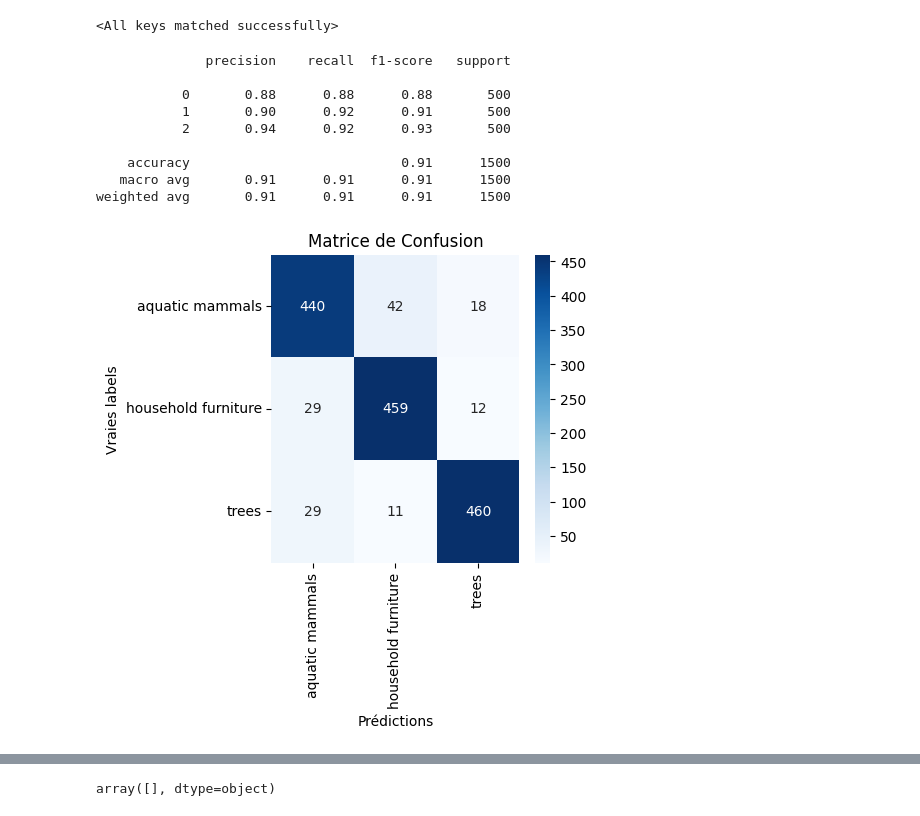
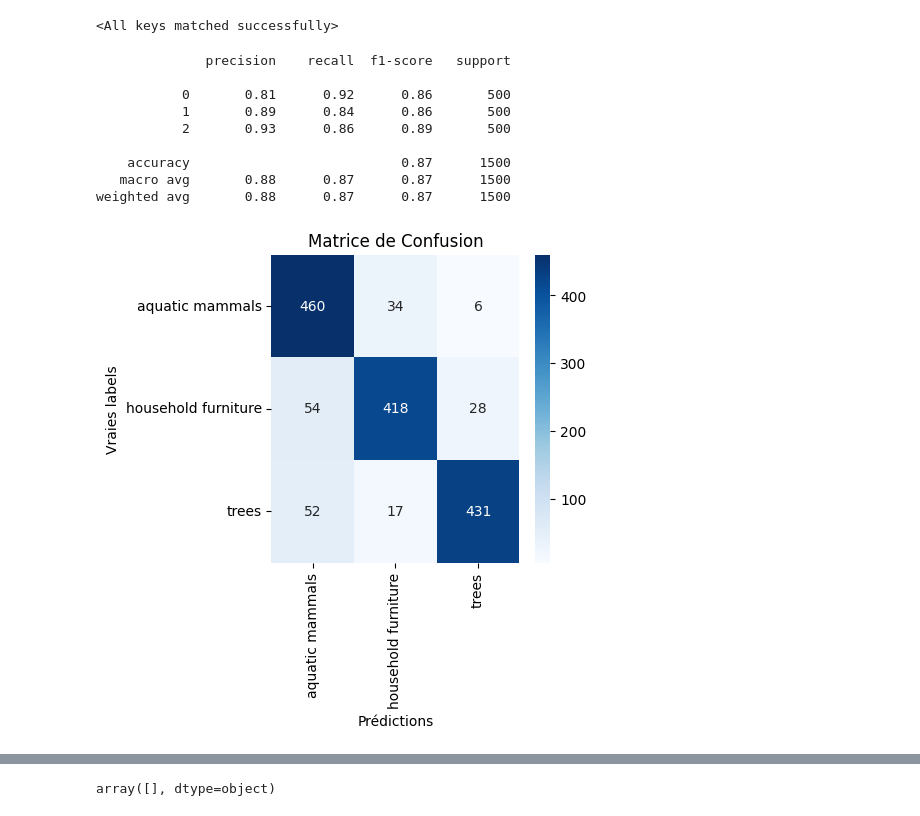
Before and after one commit to VincentCsNv/SPARKS, a Jupyter notebook: Classification_CIFAR/classif_main.ipynb, the cells around one changed output, grey strips where cells are left out. Drawn from its saved outputs; the diff is of its cells as text; code cells hidden in the pictures.

```diff
--- a/Classification_CIFAR/classif_main.ipynb
+++ b/Classification_CIFAR/classif_main.ipynb
@@ -374,10 +397,6 @@ def train(model,train_dl,valid_dl,epochs, max_lr, loss_func,optim,eq_df,mode="A"
         torch.save(model.state_dict(), 'model_weights.pth')
     return results
 # %%
-
-def accuracy(outputs, labels):
-    _, preds = torch.max(outputs, dim=1)
-    return torch.tensor(torch.sum(preds == labels).item()/len(preds))
 #test the accuracy function
 preds = [[0.3,-0.1,-0.1],[0.3,0.1,-0.1],[-0.3,0.1,-0.1]]
 labels = [0,1,1]
@@ -389,21 +408,27 @@ tensor(0.6667)
 # %%
 #TRAINING Options
 #Parameters
-OPTION = "A" #A or B
+OPTION = "B" #A or B
 BATCH_SIZE = 32
-MAX_LR = 1e-2
-EPOCHS = 15
+MAX_LR = 1e-2 #Best 1e-1 for Momentum
+EPOCHS = 5
 FROM_CKP = False
+optim = "Adam" #Adam, SGD or Momentum
+
+if OPTION == "A":
+  nb_class = len(SUPER_CLASSES)
+elif OPTION == "B":
+  nb_class = len(train_df["class"].unique())
 
 #loading model
+model = convnet_no_dropout(nb_class = nb_class)
 if FROM_CKP:
-  model1.load_state_dict(torch.load('model_weights.pth'))
-else:
-  model = convnet_no_dropout()
+  model.load_state_dict(torch.load('model_weights.pth'))
+
+
 
 #Loss and Optimize
 loss_func=nn.functional.cross_entropy # example : nn.functional.cross_entropy
-optim=torch.optim.Adam #example :  torch.optim.Adam or torch.optim.SGD(momentum = 0.8)
 
 #Call training functions
 trainloader = torch.utils.data.DataLoader(trainset, batch_size=BATCH_SIZE, shuffle=True)
@@ -453,7 +479,7 @@ plt.show()
 #. Evaluate models:
 # %%
 #On charge les poids du modèle.
-model_eval = convnet_no_dropout()
+model_eval = convnet_no_dropout(nb_class=nb_class)
 model_eval.load_state_dict(torch.load('model_weights.pth'))
 # %% [output]
 <All keys matched successfully>
@@ -465,40 +491,46 @@ all_predictions, all_labels = [], []  # Pour la matrice de confusion
 i=0
 
 for images,labels in testloader:
-  labels = convert_labels(labels,eq_df,mode="A")
+  labels = convert_labels(labels,eq_df,old_label="label",new_label="label_B")
   predicted=model_eval(images)
   batch_losses.append(loss_func(predicted,labels))
-  batch_accs.append(accuracy(predicted,labels))
+  if OPTION == "A":
+    batch_accs.append(accuracy(predicted,labels))
+  elif OPTION == "B":
+    acc = accuracy_B(predicted,labels)
+    batch_accs.append(accuracy_B(predicted,labels))
 
   # Collecter pour matrice de confusion
   _, pred_classes = torch.max(predicted, 1)  # Classes prédites
-  all_predictions.extend(pred_classes.cpu().numpy())
-  all_labels.extend(labels.cpu().numpy())
+  preds = convert_labels(pred_classes,eq_df,old_label="label_B",new_label="label_A")
+  labels_A = convert_labels(labels,eq_df,old_label="label_B",new_label="label_A")
+  all_predictions.extend(preds.cpu().numpy())
+  all_labels.extend(labels_A.cpu().numpy())
 # %%
 from sklearn.metrics import confusion_matrix, classification_report
 # Créer la matrice de confusion
 cm = confusion_matrix(all_labels, all_predictions)
 print(classification_report(all_labels, all_predictions))
 
 # Plot de la matrice de confusion
-class_names = super_class_selected
+class_names = SUPER_CLASSES
 plt.figure(figsize=(4, 4))
 sns.heatmap(cm, annot=True, fmt='d', cmap='Blues',xticklabels=class_names,yticklabels=class_names)
 plt.title('Matrice de Confusion')
 plt.ylabel('Vraies labels')
 plt.xlabel('Prédictions')
 plt.show()
 # %% [output]
               precision    recall  f1-score   support
 
-           0       0.88      0.88      0.88       500
-           1       0.90      0.92      0.91       500
-           2       0.94      0.92      0.93       500
+           0       0.81      0.92      0.86       500
+           1       0.89      0.84      0.86       500
+           2       0.93      0.86      0.89       500
 
-    accuracy                           0.91      1500
-   macro avg       0.91      0.91      0.91      1500
-weighted avg       0.91      0.91      0.91      1500
+    accuracy                           0.87      1500
+   macro avg       0.88      0.87      0.87      1500
+weighted avg       0.88      0.87      0.87      1500
-[figure, old version]
+[figure, new version]
 # %%
 def predict_img(img,model):
   yb = model(img)
```
Also changed, not shown: parts of 14 cells of this notebook.
